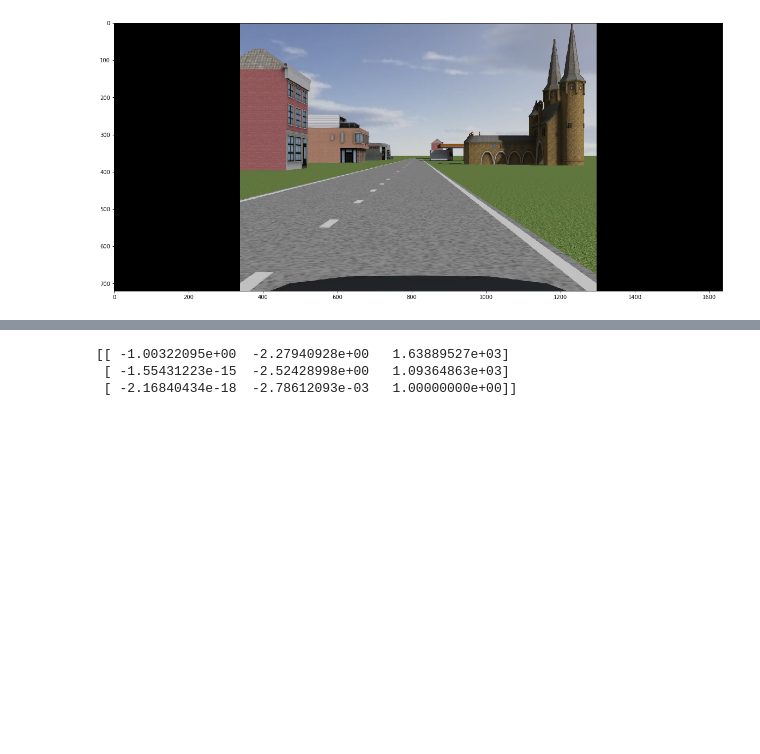
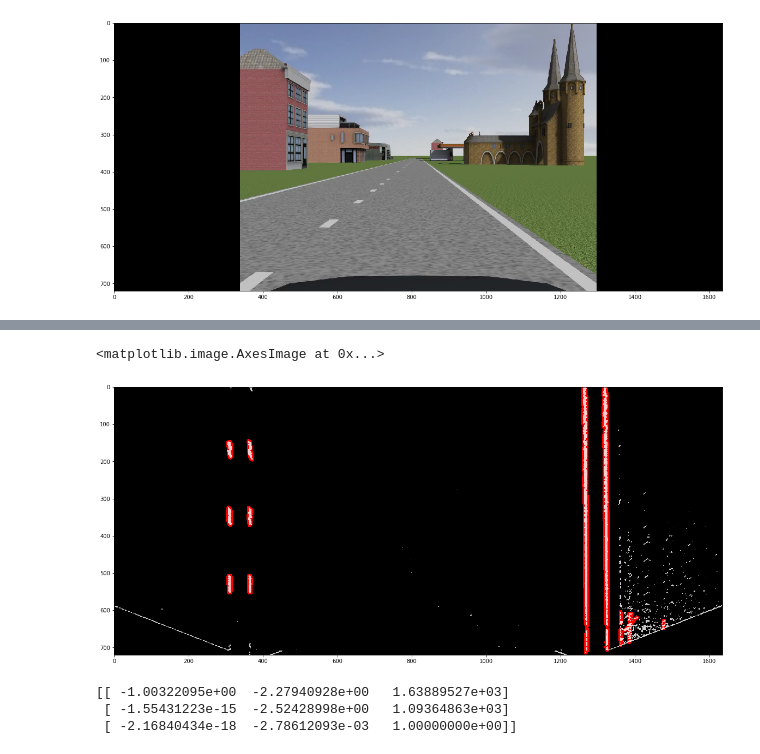
Before and after one commit to gcjyzdd/LanelineDetection, a Jupyter notebook: processLD.ipynb, the cells around one changed output, grey strips where cells are left out. Cells and saved outputs as stored; diff of their text form; code cells hidden in the pictures; blank space fills up the shorter version.

```diff
--- a/processLD.ipynb
+++ b/processLD.ipynb
@@ -54,3 +123,24 @@ plt.imshow(IM)
+# %%
+# Define the Hough transform parameters
+# Make a blank the same size as our image to draw on
+rho = 1 # distance resolution in pixels of the Hough grid
+theta = np.pi/180 # angular resolution in radians of the Hough grid
+threshold = 5     # minimum number of votes (intersections in Hough grid cell)
+min_line_len = 20 #minimum number of pixels making up a line
+max_line_gap = 5    # maximum gap in pixels between connectable line segments
+
+bin_warp = bin_warp*255
+lines = hough_lines(bin_warp, rho, theta, threshold, min_line_len, max_line_gap)
+
+color_edges = np.dstack((bin_warp, bin_warp, bin_warp))
+
+# Draw the lines on the edge image
+combo = cv2.addWeighted(color_edges, 0.8, lines, 1, 0)
+plt.figure(figsize=(20,10))
+plt.imshow(combo)
+# %% [output]
+<matplotlib.image.AxesImage at 0x...>
+[figure, added]
 # %%
 
 # Set the view of perspective
```
Also changed, not shown: parts of 7 cells of this notebook, 4 other files.
